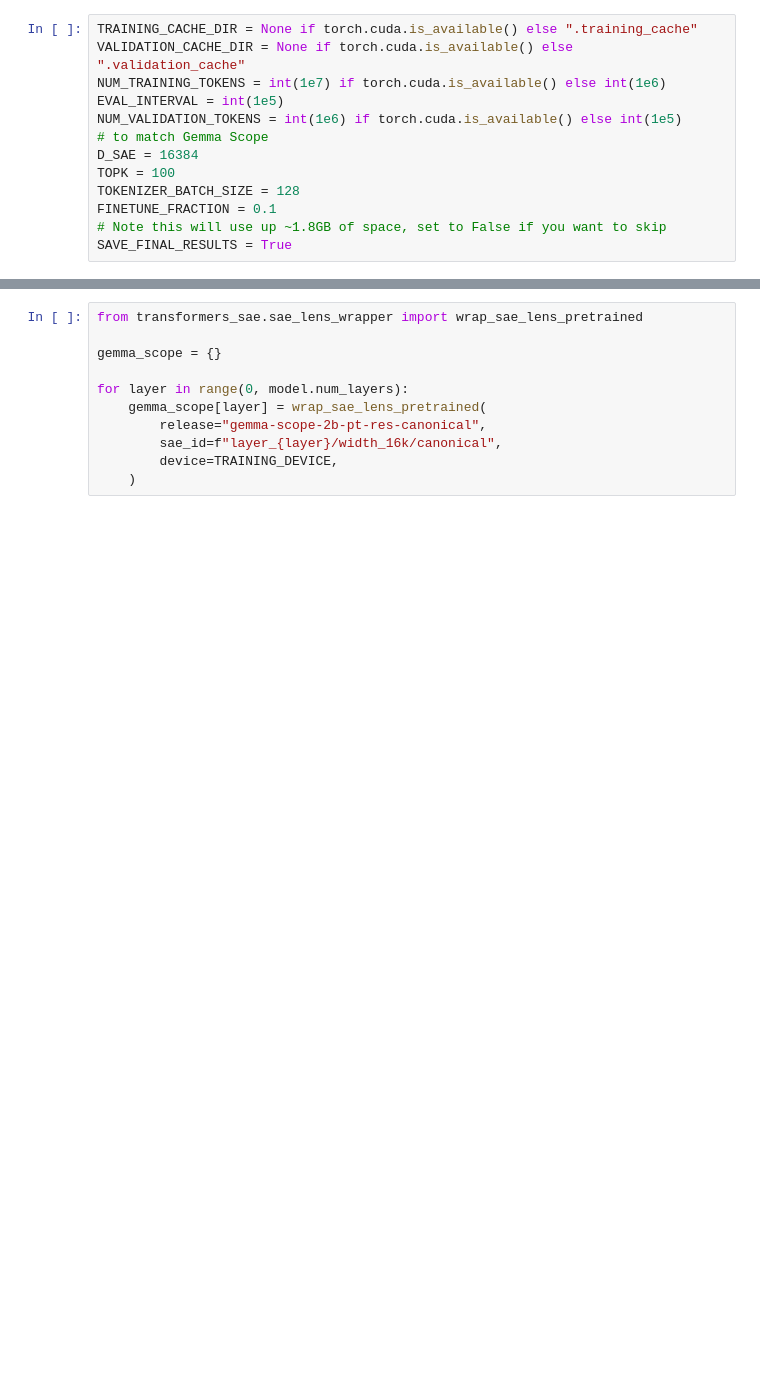
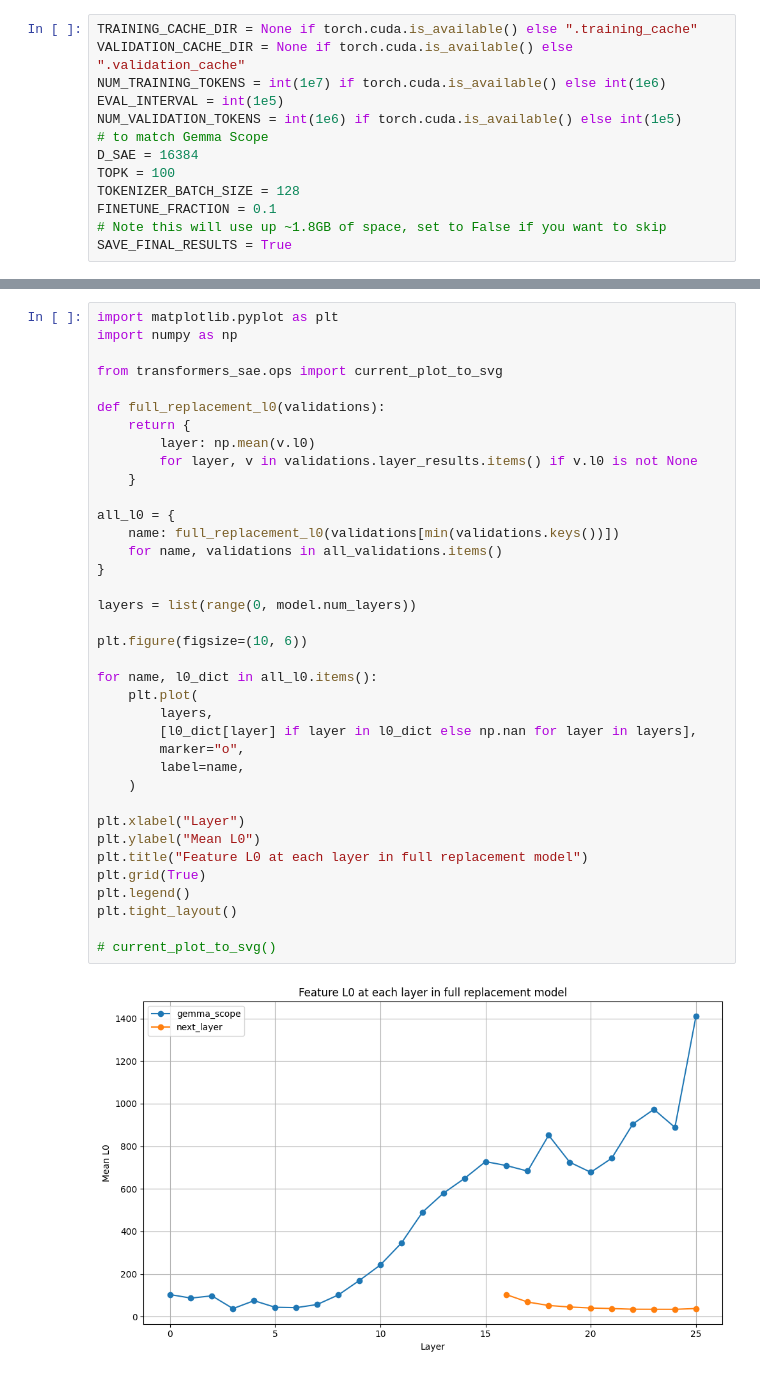
Before and after one commit to evan-lloyd/mechinterp-experiments, a Jupyter notebook: transformers_sae/scratch.ipynb, the cells around one changed output, grey strips where cells are left out. Drawn from its saved outputs; the diff is of its cells as text; blank space fills up the shorter version.

```diff
--- a/transformers_sae/scratch.ipynb
+++ b/transformers_sae/scratch.ipynb
@@ -251,11 +258,39 @@ current_plot_to_svg()
-# %%
-from transformers_sae.sae_lens_wrapper import wrap_sae_lens_pretrained
-
-gemma_scope = {}
-
-for layer in range(0, model.num_layers):
-    gemma_scope[layer] = wrap_sae_lens_pretrained(
-        release="gemma-scope-2b-pt-res-canonical",
-        sae_id=f"layer_{layer}/width_16k/canonical",
-        device=TRAINING_DEVICE,
-    )
+# %%
+import matplotlib.pyplot as plt
+import numpy as np
+
+from transformers_sae.ops import current_plot_to_svg
+
+def full_replacement_l0(validations):
+    return {
+        layer: np.mean(v.l0)
+        for layer, v in validations.layer_results.items() if v.l0 is not None
+    }
+
+all_l0 = {
+    name: full_replacement_l0(validations[min(validations.keys())])
+    for name, validations in all_validations.items()
+}
+
+layers = list(range(0, model.num_layers))
+
+plt.figure(figsize=(10, 6))
+
+for name, l0_dict in all_l0.items():
+    plt.plot(
+        layers,
+        [l0_dict[layer] if layer in l0_dict else np.nan for layer in layers],
+        marker="o",
+        label=name,
+    )
+
+plt.xlabel("Layer")
+plt.ylabel("Mean L0")
+plt.title("Feature L0 at each layer in full replacement model")
+plt.grid(True)
+plt.legend()
+plt.tight_layout()
+
+# current_plot_to_svg()
+# %% [output]
+[figure, added]
```
Also changed, not shown: parts of 10 cells of this notebook, 4 other files.
